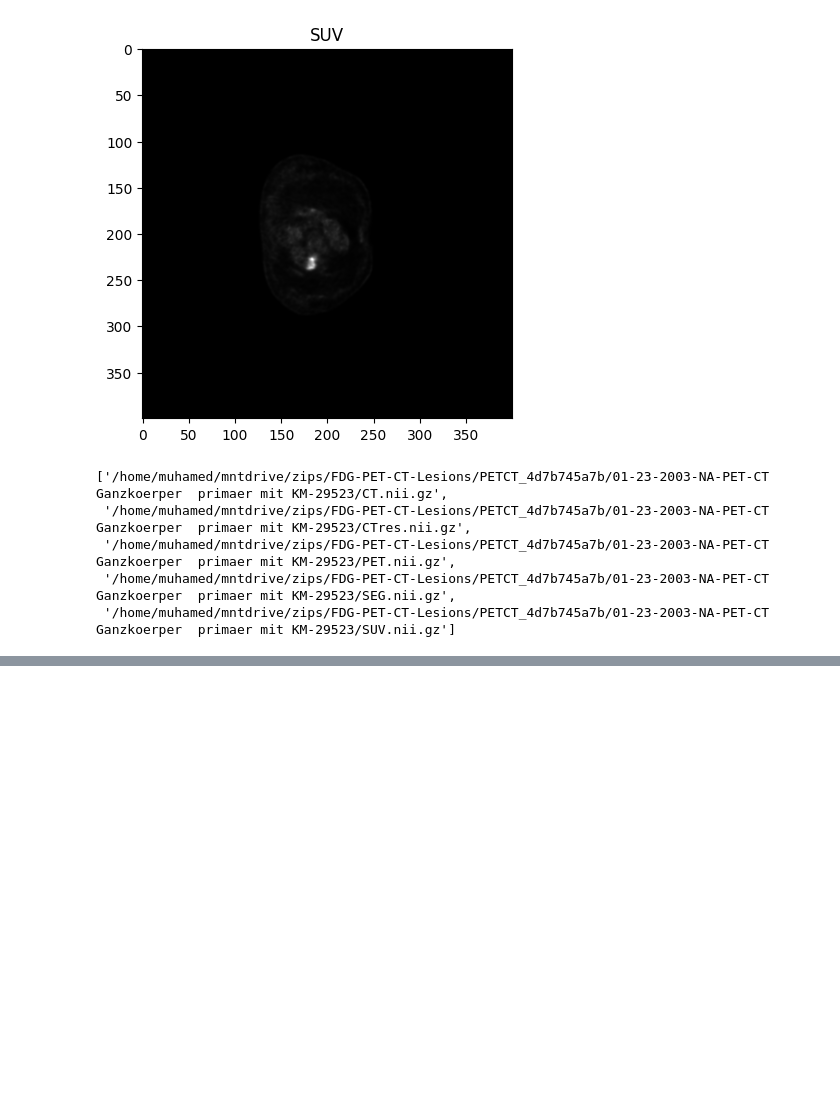
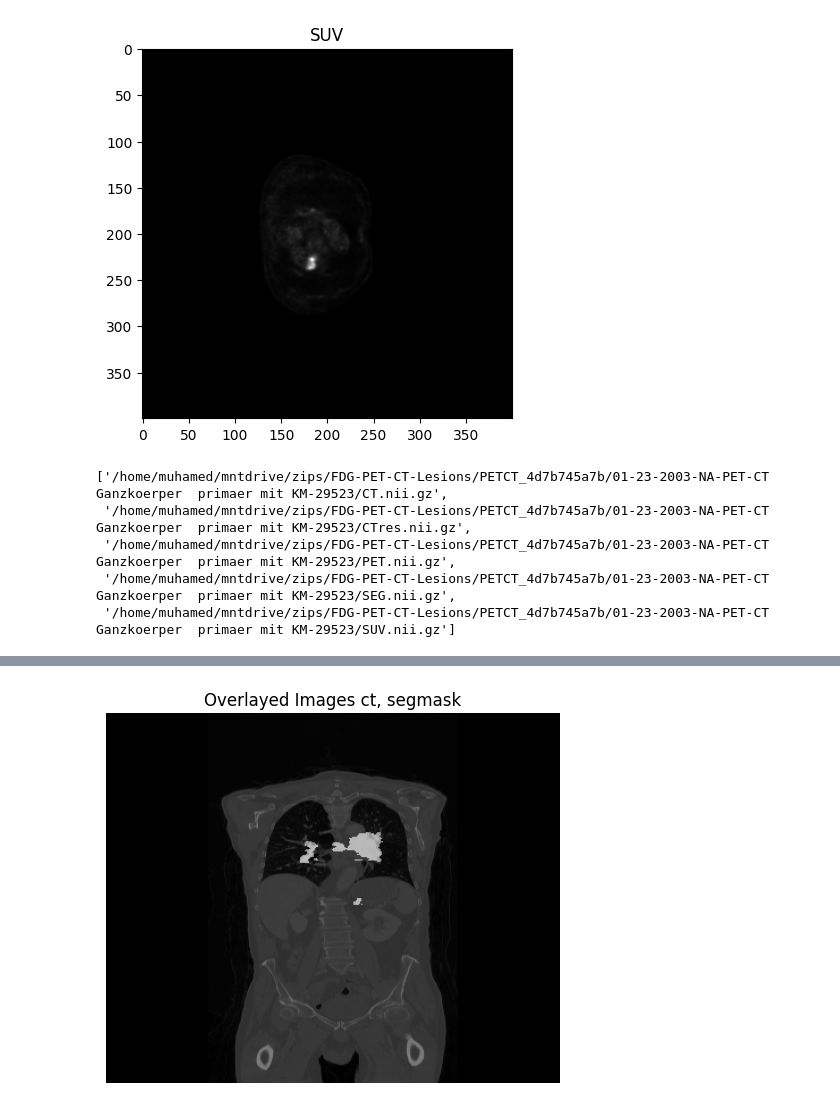
Before and after one commit to MohamedAlaaAli/petctUnet, a Jupyter notebook: research/01_vis.ipynb, the cells around one changed output, grey strips where cells are left out. Drawn from its saved outputs; the diff is of its cells as text; code cells hidden in the pictures; blank space fills up the shorter version.

```diff
--- a/research/01_vis.ipynb
+++ b/research/01_vis.ipynb
@@ -163,0 +189,8 @@ tensor(0.) tensor(1.)
+# %%
+plt.imshow(np.rot90(nibs[1].get_fdata()[:, 180, :]), cmap='gray')  # base image
+plt.imshow(np.rot90(nibs[3].get_fdata()[:, 180, :]), cmap='gray', alpha=0.5)  # overlay with transparency
+plt.axis('off')
+plt.title("Overlayed Images ct, segmask")
+plt.show()
+# %% [output]
+[figure, added]
```
Also changed, not shown: parts of 14 cells of this notebook, 2 other files.
